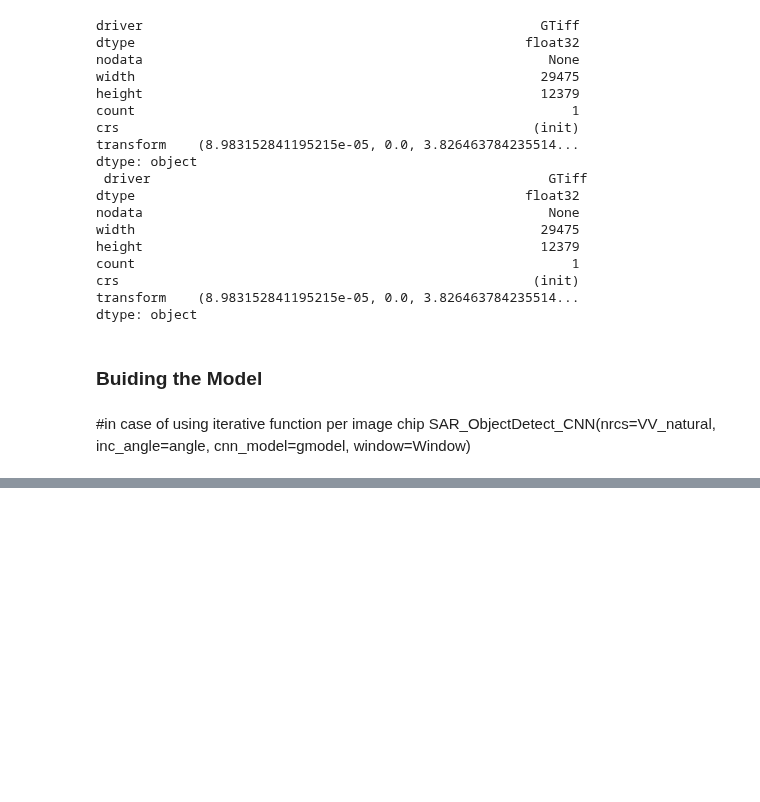
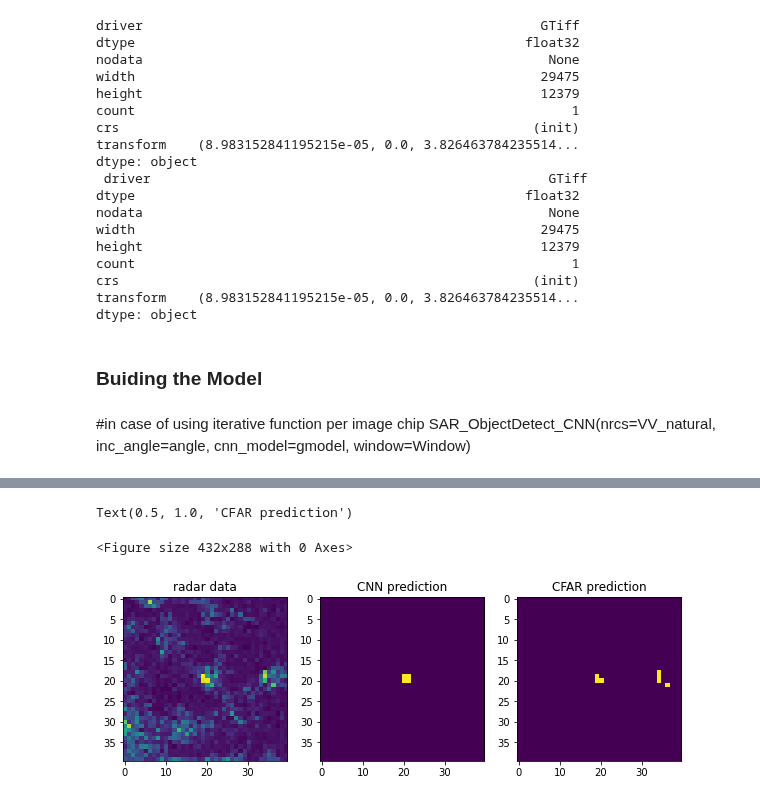
Before and after one commit to armkhudinyan/sar-ship-detect, a Jupyter notebook: scripts/model_notebooks/Dechense_Sentinel1_object_detection.ipynb, the cells around one changed output, grey strips where cells are left out. Cells and saved outputs as stored; diff of their text form; code cells hidden in the pictures; blank space fills up the shorter version.

```diff
--- a/scripts/model_notebooks/Dechense_Sentinel1_object_detection.ipynb
+++ b/scripts/model_notebooks/Dechense_Sentinel1_object_detection.ipynb
@@ -217,0 +230,18 @@ Text(0.5, 1.0, 'radar data')
+# %%
+# visualize images
+plt.figure()
+
+#subplot(r,c) provide the no. of rows and columns
+f, axarr = plt.subplots(1,3, figsize=(10, 10))
+
+# use the created array to output your multiple images.
+axarr[0].imshow(chip_extractor(VV_natural, ind[0]))
+axarr[0].set_title('radar data')
+axarr[1].imshow(chip_extractor(sar_classified, ind[0]))
+axarr[1].set_title('CNN prediction')
+axarr[2].imshow(chip_extractor(detedt_cfar, ind[0]))
+axarr[2].set_title('CFAR prediction')
+# %% [output]
+Text(0.5, 1.0, 'CFAR prediction')
+<Figure size 432x288 with 0 Axes>
+[figure, added]
```
Also changed, not shown: parts of 14 cells of this notebook, 1 other file.
